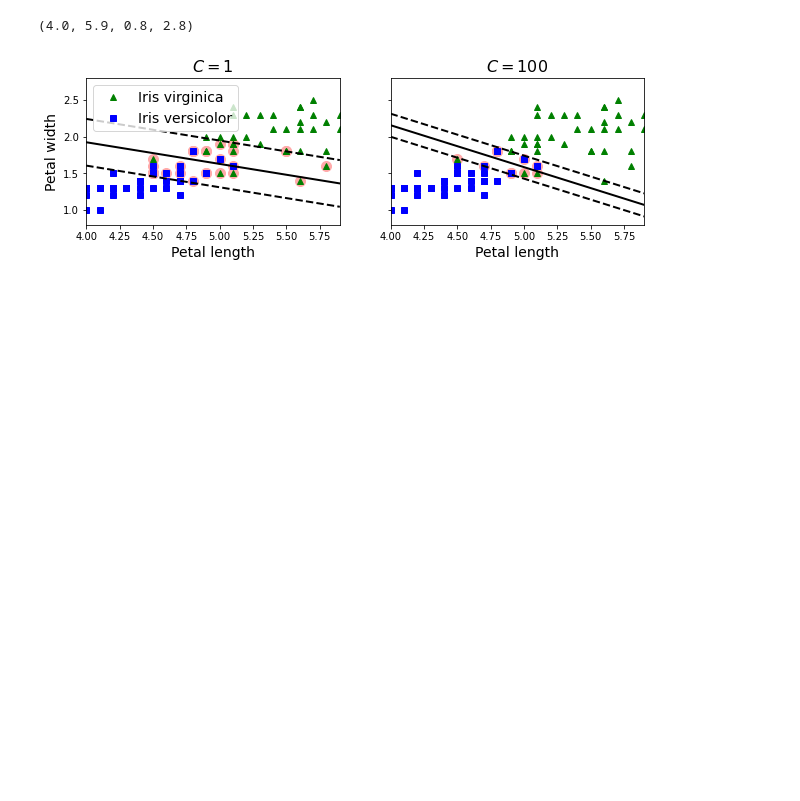
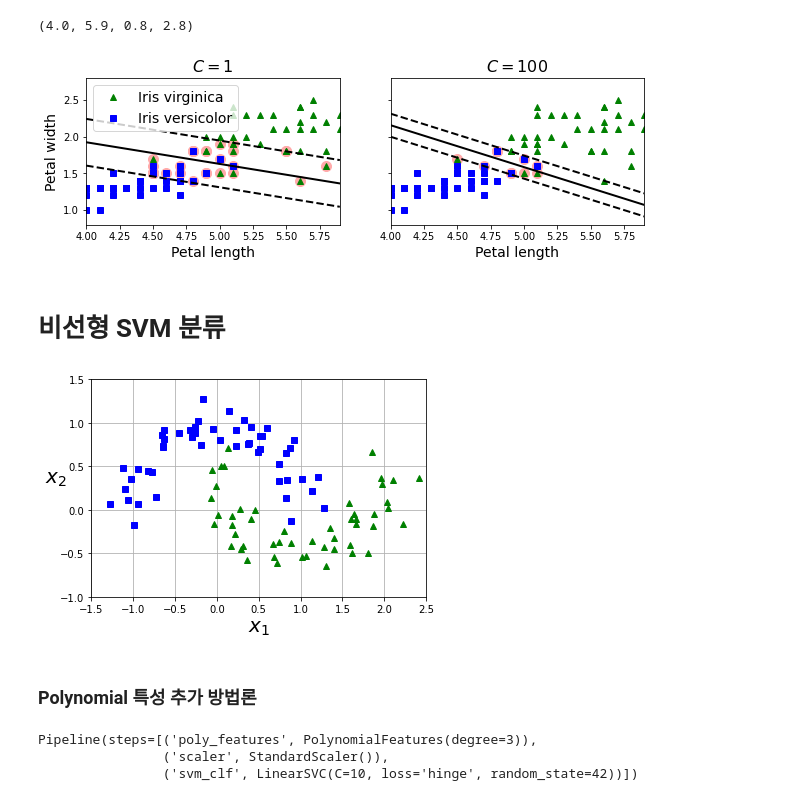
Before and after one commit to sonzwon/TIL_DL, a Jupyter notebook: [ML]SVM.ipynb, the cells around one changed output. Cells and saved outputs as stored; diff of their text form; code cells hidden in the pictures; blank space fills up the shorter version.

```diff
--- a/[ML]SVM.ipynb
+++ b/[ML]SVM.ipynb
@@ -262,3 +262,37 @@ plt.axis([4, 5.9, 0.8, 2.8])
 # %% [output]
 (4.0, 5.9, 0.8, 2.8)
 [figure]
+# %% [markdown]
+# 비선형 SVM 분류
+# %%
+from sklearn.datasets import make_moons
+X, y = make_moons(n_samples=100, noise=0.15, random_state=42)
+# %%
+def plot_dataset(X, y, axes):
+    plt.plot(X[:, 0][y==0], X[:, 1][y==0], "bs")
+    plt.plot(X[:, 0][y==1], X[:, 1][y==1], "g^")
+    plt.axis(axes)
+    plt.grid(True, which='both')
+    plt.xlabel(r"$x_1$", fontsize=20)
+    plt.ylabel(r"$x_2$", fontsize=20, rotation=0)
+
+plot_dataset(X, y, [-1.5, 2.5, -1, 1.5])
+plt.show()
+# %% [output]
+[figure, added]
+# %% [markdown]
+### Polynomial 특성 추가 방법론
+# %%
+from sklearn.preprocessing import PolynomialFeatures
+
+polynomial_svm_clf = Pipeline([
+        ("poly_features", PolynomialFeatures(degree=3)),
+        ("scaler", StandardScaler()),
+        ("svm_clf", LinearSVC(C=10, loss="hinge", random_state=42))
+    ])
+
+polynomial_svm_clf.fit(X, y)
+# %% [output]
+Pipeline(steps=[('poly_features', PolynomialFeatures(degree=3)),
+                ('scaler', StandardScaler()),
+                ('svm_clf', LinearSVC(C=10, loss='hinge', random_state=42))])
```
Also changed, not shown: parts of 21 cells of this notebook.
